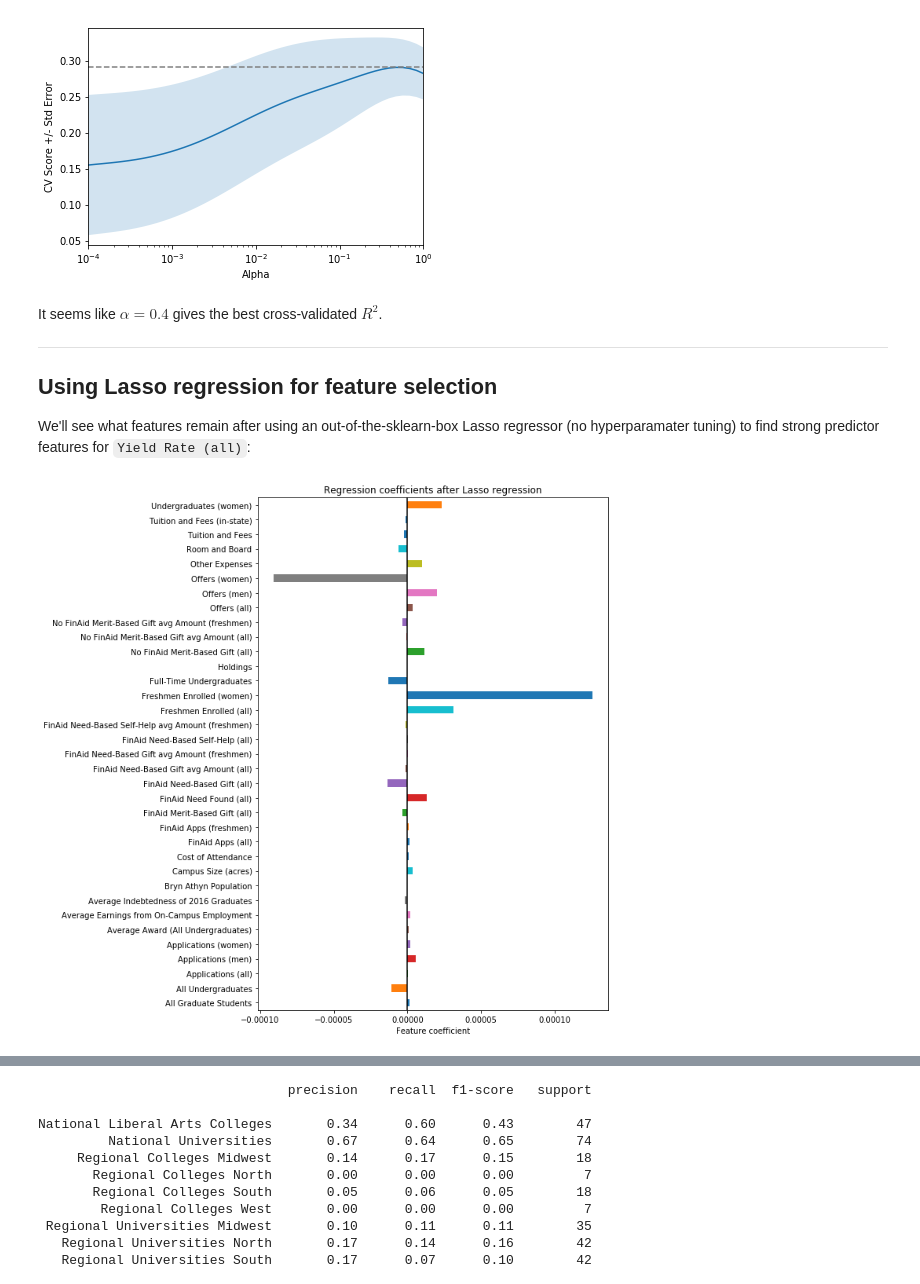
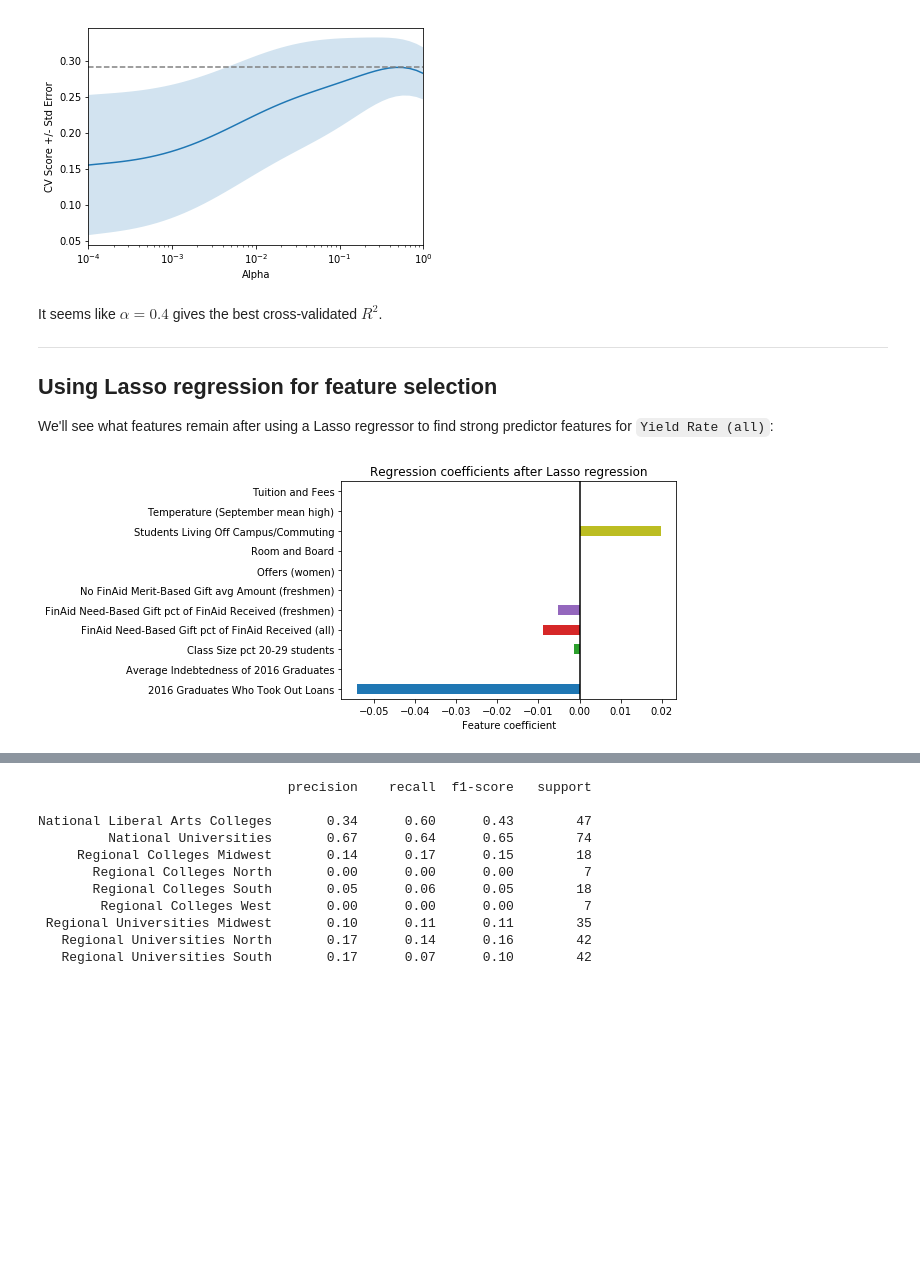
Before and after one commit to vertuli/college-yield-gap, a Jupyter notebook: Test.ipynb, the cells around one changed output, grey strips where cells are left out. Drawn from its saved outputs; the diff is of its cells as text; code cells hidden in the pictures; blank space fills up the shorter version.

Commit message:
Normalized lasso regressor and updated commentary.

```diff
--- a/Test.ipynb
+++ b/Test.ipynb
@@ -71,18 +71,18 @@ It seems like $\alpha = 0.4$ gives the best cross-validated $R^2$.
 ---
 ## Using Lasso regression for feature selection
 
-We'll see what features remain after using an out-of-the-sklearn-box Lasso regressor (no hyperparamater tuning) to find strong predictor features for `Yield Rate (all)`:
+We'll see what features remain after using a Lasso regressor to find strong predictor features for `Yield Rate (all)`:
 # %%
-lassoreg = Lasso()
+lassoreg = Lasso(alpha = 0.0005, normalize = True)
 lassoreg.fit(X, y)
 coef = pd.Series(lassoreg.coef_, index = X.columns)
 coef = coef[coef != 0]  # Drop zero-valued coefs
-plt.figure(figsize=(8,12))
+plt.figure()
 coef.plot(kind = 'barh')
 plt.axvline(0, color = 'black')
 plt.title('Regression coefficients after Lasso regression')
 plt.xlabel('Feature coefficient')
 plt.show()
 # %% [output]
-[figure, old version]
+[figure, new version]
 # %% [markdown]
```
Also changed, not shown: parts of 1 cell of this notebook.
